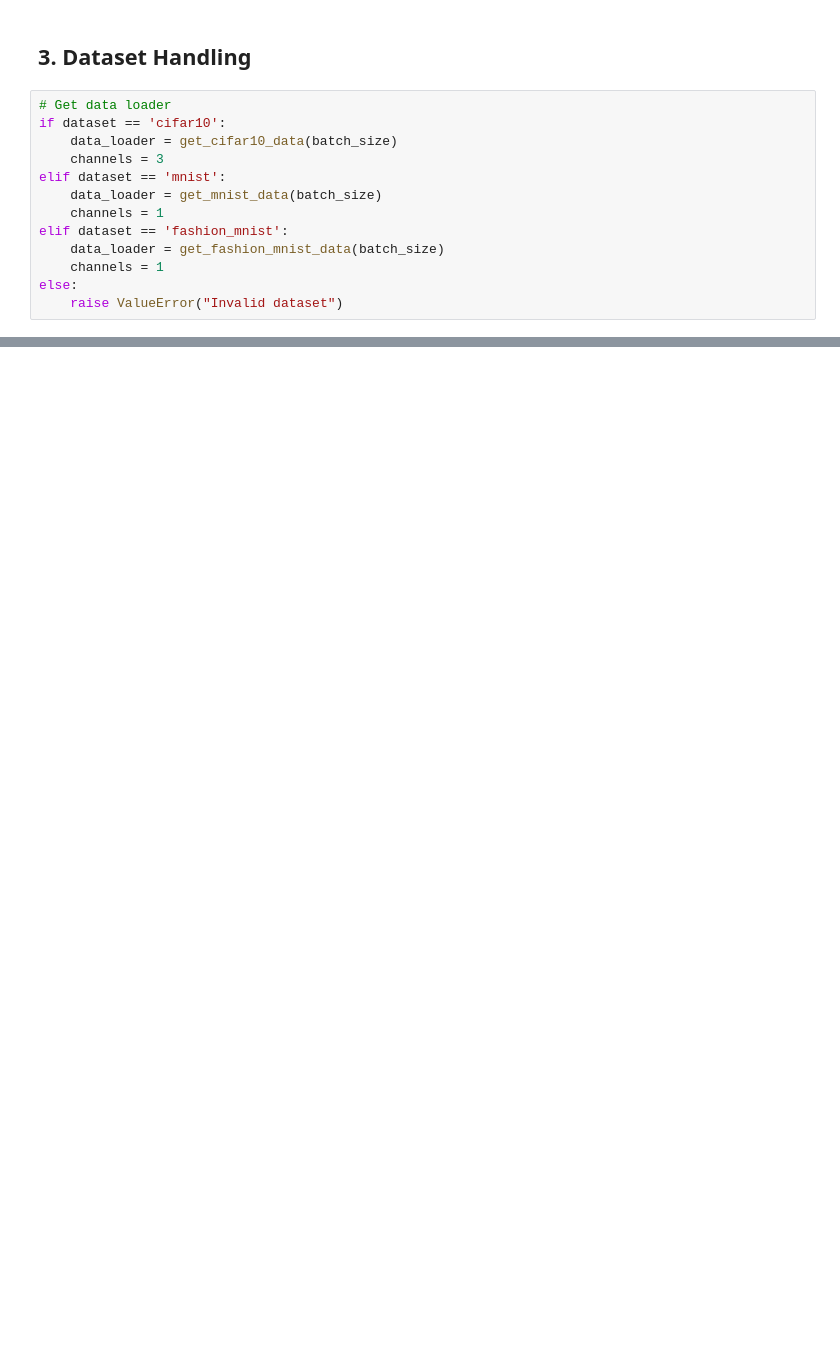
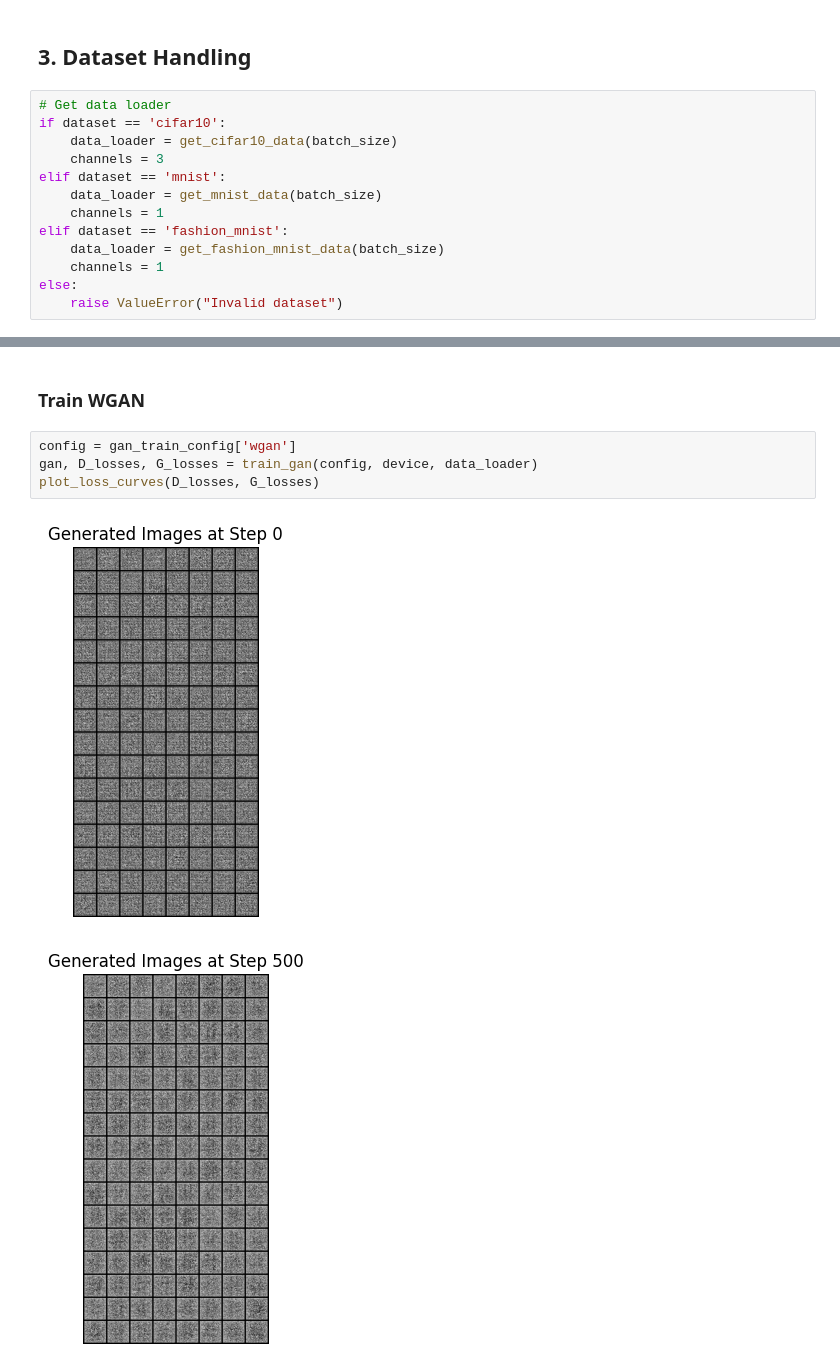
Before and after one commit to kariander1/HW3DeepLearning, a Jupyter notebook: ImprovedTrainingOfGAN.ipynb, the cells around one changed output, grey strips where cells are left out. Cells and saved outputs as stored; diff of their text form; blank space fills up the shorter version.

```diff
--- a/ImprovedTrainingOfGAN.ipynb
+++ b/ImprovedTrainingOfGAN.ipynb
@@ -174,0 +204,9 @@ KeyboardInterrupt:
+# %% [markdown]
+### Train WGAN
+# %%
+config = gan_train_config['wgan']
+gan, D_losses, G_losses = train_gan(config, device, data_loader)
+plot_loss_curves(D_losses, G_losses)
+# %% [output]
+[figure, added]
+[figure, added]
```
Also changed, not shown: parts of 16 cells of this notebook, 12 other files.
